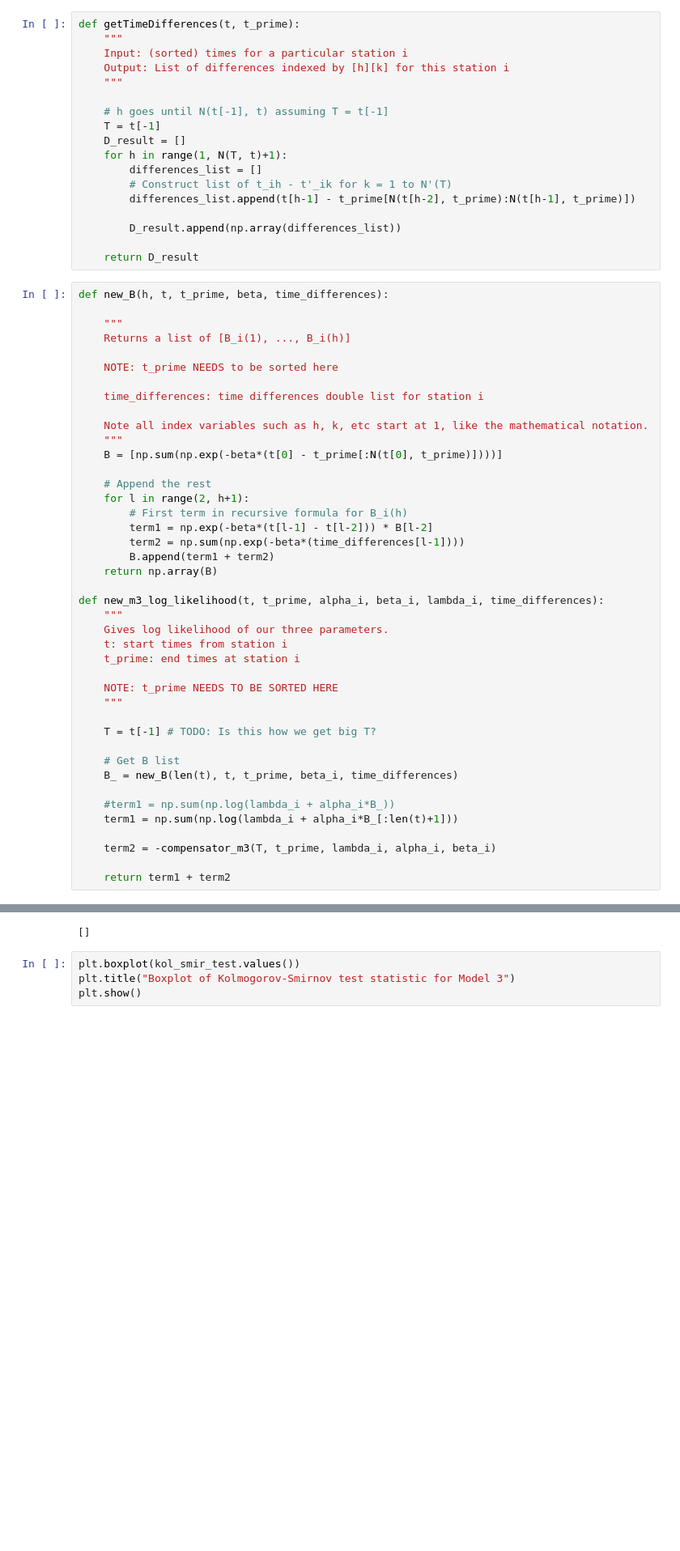
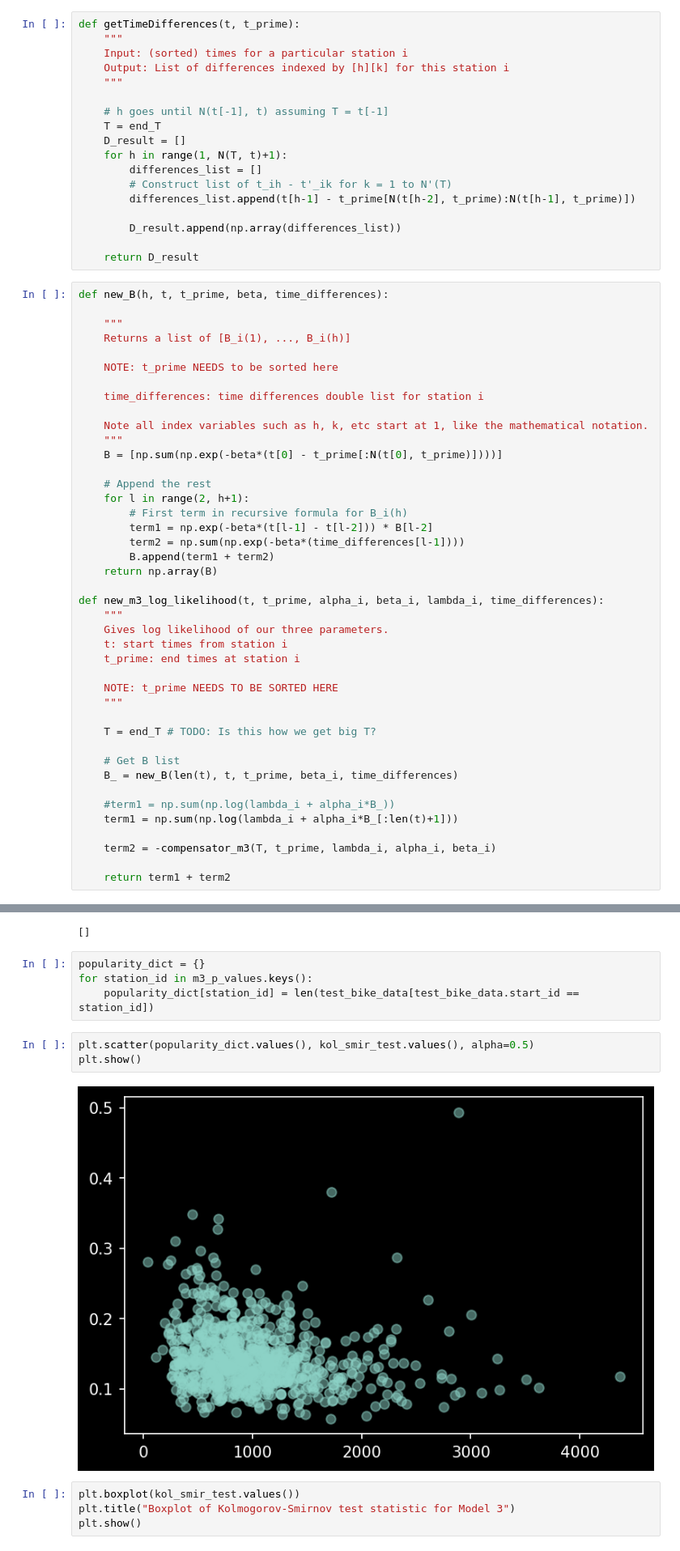
Before and after one commit to carlosaccp/Santander-SE-ME, a Jupyter notebook: code/fit_m3.ipynb, the cells around one changed output, grey strips where cells are left out. Shown: that part at 81% size. Drawn from its saved outputs; the diff is of its cells as text; blank space fills up the shorter version.

```diff
--- a/code/fit_m3.ipynb
+++ b/code/fit_m3.ipynb
@@ -37,7 +37,7 @@ def getTimeDifferences(t, t_prime):
     """
 
     # h goes until N(t[-1], t) assuming T = t[-1]
-    T = t[-1]
+    T = end_T
     D_result = []
     for h in range(1, N(T, t)+1):
         differences_list = []
@@ -78,7 +78,7 @@ def new_m3_log_likelihood(t, t_prime, alpha_i, beta_i, lambda_i, time_difference
     NOTE: t_prime NEEDS TO BE SORTED HERE
     """
 
-    T = t[-1] # TODO: Is this how we get big T?
+    T = end_T # TODO: Is this how we get big T?
 
     # Get B list
     B_ = new_B(len(t), t, t_prime, beta_i, time_differences)
@@ -224,6 +224,15 @@ for id in outlier_ids:
     print(optimal_parameters[id])
 # %% [output]
 []
+# %%
+popularity_dict = {}
+for station_id in m3_p_values.keys():
+    popularity_dict[station_id] = len(test_bike_data[test_bike_data.start_id == station_id])
+# %%
+plt.scatter(popularity_dict.values(), kol_smir_test.values(), alpha=0.5)
+plt.show()
+# %% [output]
+[figure, added]
 # %%
 plt.boxplot(kol_smir_test.values())
 plt.title("Boxplot of Kolmogorov-Smirnov test statistic for Model 3")
```
Also changed, not shown: 8 other files.
